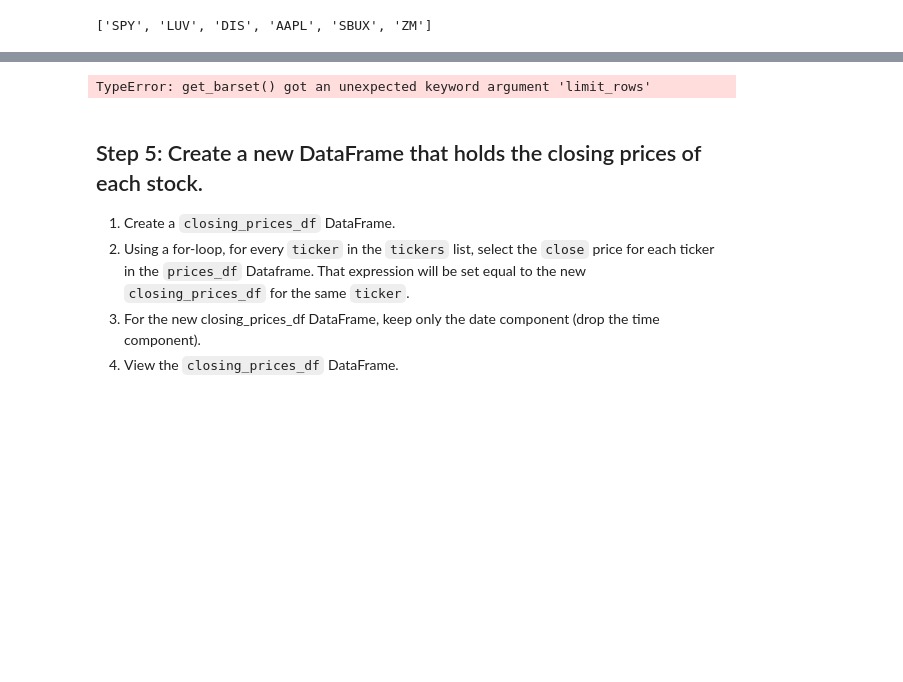
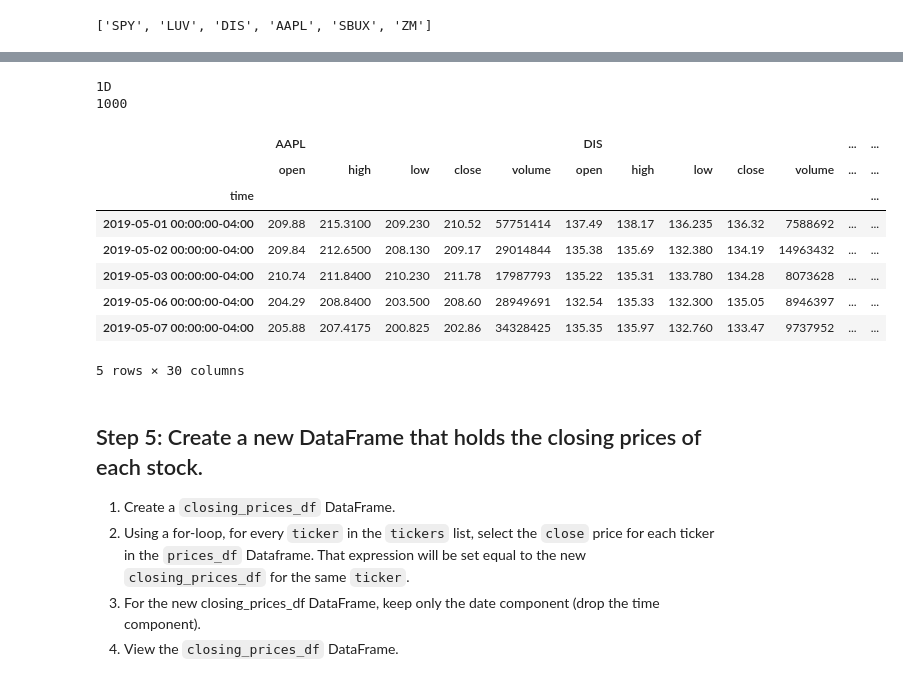
Before and after one commit to jpweldon/Module_5_Practice, a Jupyter notebook: 01_Decisive_Probability_Distribution/decisive_probability_distributions.ipynb, the cells around one changed output, grey strips where cells are left out. Saved outputs shown, nothing was run; the diff lists cells and outputs as text; code cells hidden in the pictures; blank space fills up the shorter version.

```diff
--- a/01_Decisive_Probability_Distribution/decisive_probability_distributions.ipynb
+++ b/01_Decisive_Probability_Distribution/decisive_probability_distributions.ipynb
@@ -111,25 +116,38 @@ end_date = pd.Timestamp("2020-05-01", tz="America/New_York").isoformat()
 # %%
 # Set timeframe to one day (1D)
 timeframe = '1D'
+print(timeframe)
 
 # Set number of rows to 1000 to retrieve the maximum amount of rows
 limit_rows = 1000
+print(limit_rows)
+# %% [output]
+1D
+1000
 # %%
 # Use the Alpaca get_barset function to gather the price information for each ticker
 # Include the function parameters: tickers, timeframe, start, end, and limit
 # Be sure to call the df property to ensure that the returned information is set as a DataFrame
 prices_df = alpaca.get_barset(
     tickers,
     timeframe,
-    start = start_date,
-    end = end_date,
-    limit_rows = 1000
+    start=start_date,
+    end=end_date,
+    limit=limit_rows
 ).df
 
 # Review the first five rows of the resulting DataFrame
 prices_df.head()
 # %% [output]
+|  | AAPL |  |  |  |  | DIS |  |  |  |  | ... | ... |
+|  | open | high | low | close | volume | open | high | low | close | volume | ... | ... |
+| time |  |  |  |  |  |  |  |  |  |  |  | ... |
+| 2019-05-01 00:00:00-04:00 | 209.88 | 215.3100 | 209.230 | 210.52 | 57751414 | 137.49 | 138.17 | 136.235 | 136.32 | 7588692 | ... | ... |
+| 2019-05-02 00:00:00-04:00 | 209.84 | 212.6500 | 208.130 | 209.17 | 29014844 | 135.38 | 135.69 | 132.380 | 134.19 | 14963432 | ... | ... |
+| 2019-05-03 00:00:00-04:00 | 210.74 | 211.8400 | 210.230 | 211.78 | 17987793 | 135.22 | 135.31 | 133.780 | 134.28 | 8073628 | ... | ... |
+| 2019-05-06 00:00:00-04:00 | 204.29 | 208.8400 | 203.500 | 208.60 | 28949691 | 132.54 | 135.33 | 132.300 | 135.05 | 8946397 | ... | ... |
+| 2019-05-07 00:00:00-04:00 | 205.88 | 207.4175 | 200.825 | 202.86 | 34328425 | 135.35 | 135.97 | 132.760 | 133.47 | 9737952 | ... | ... |
-TypeError: get_barset() got an unexpected keyword argument 'limit_rows'
+5 rows × 30 columns
 # %% [markdown]
 ## Step 5: Create a new DataFrame that holds the closing prices of each stock.
 
```
Also changed, not shown: parts of 6 cells of this notebook, 6 other files.
